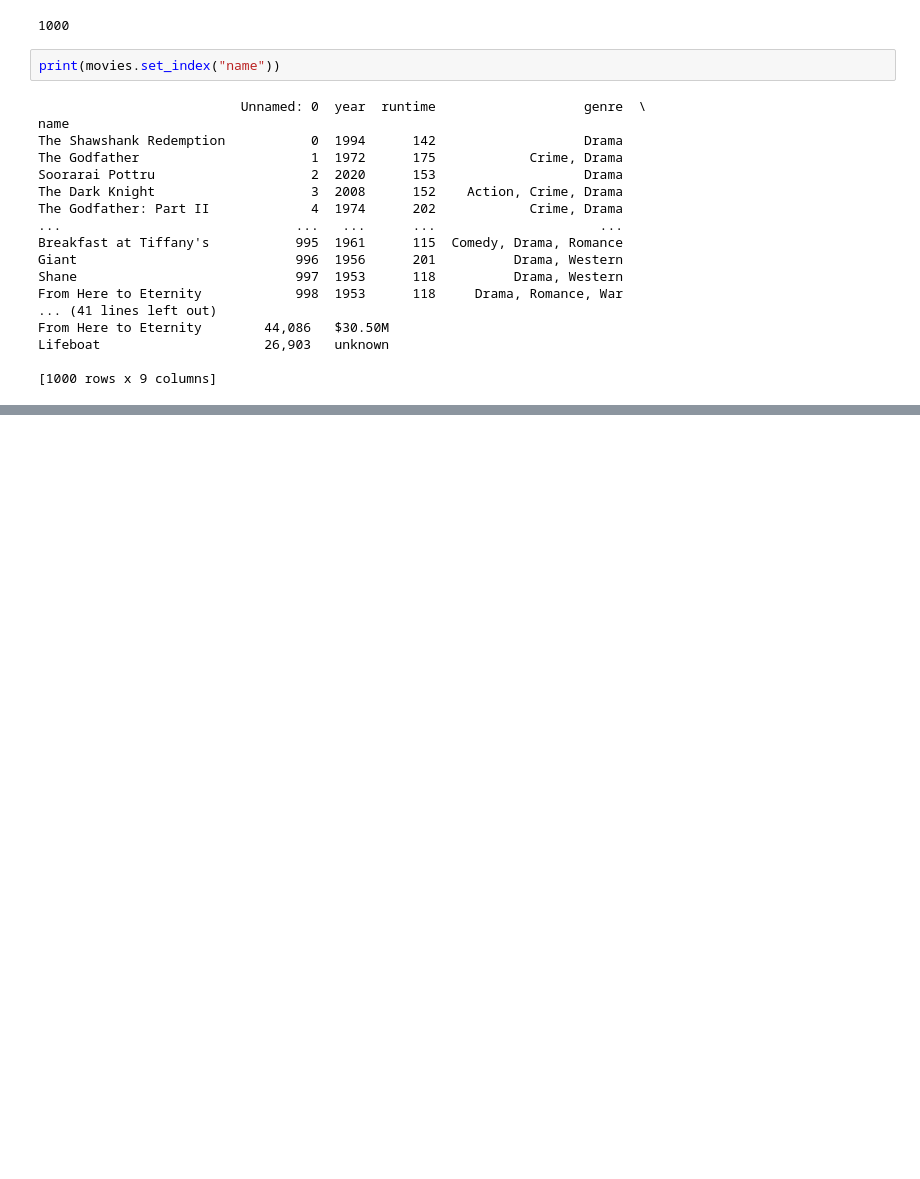
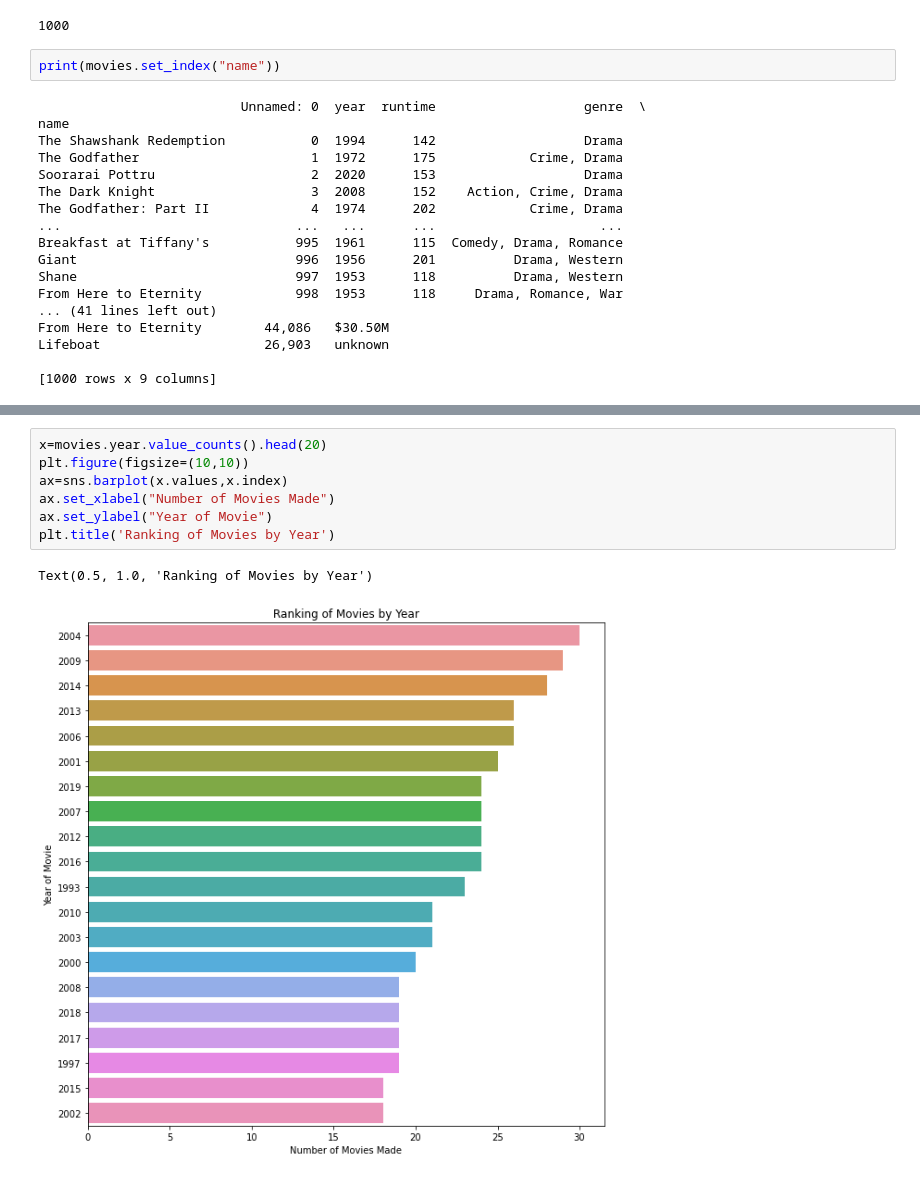
Before and after one commit to Waderonan/UCDPA_RonanWade, a Jupyter notebook: UCDPA_RW.ipynb, the cells around one changed output, grey strips where cells are left out. Cells and saved outputs as stored; diff of their text form; blank space fills up the shorter version.

```diff
--- a/UCDPA_RW.ipynb
+++ b/UCDPA_RW.ipynb
@@ -236,0 +235,10 @@ Lifeboat                     26,903   unknown
+# %%
+x=movies.year.value_counts().head(20)
+plt.figure(figsize=(10,10))
+ax=sns.barplot(x.values,x.index)
+ax.set_xlabel("Number of Movies Made")
+ax.set_ylabel("Year of Movie")
+plt.title('Ranking of Movies by Year')
+# %% [output]
+Text(0.5, 1.0, 'Ranking of Movies by Year')
+[figure, added]
```
Also changed, not shown: parts of 4 cells of this notebook.
